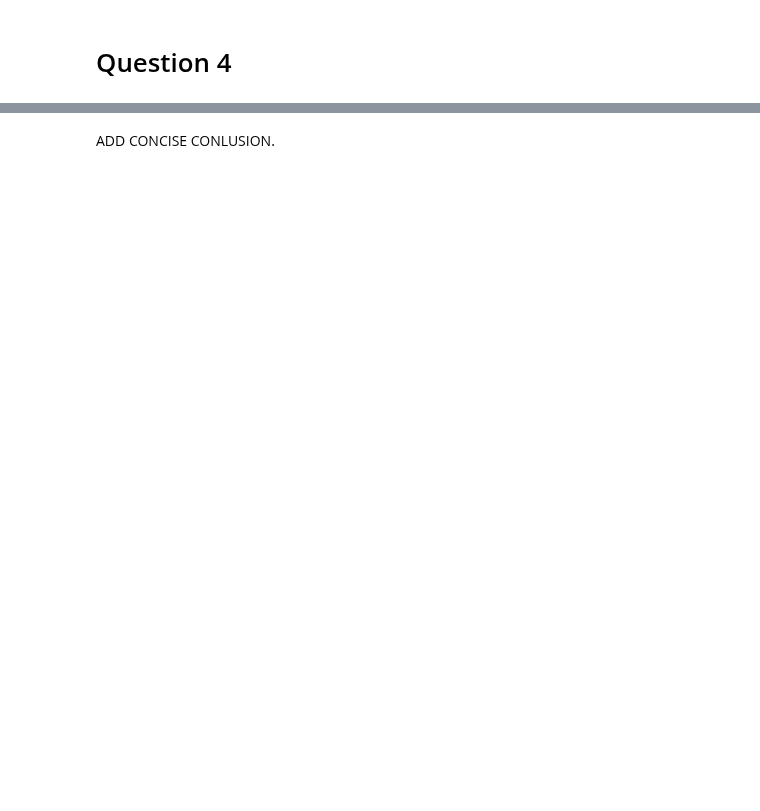
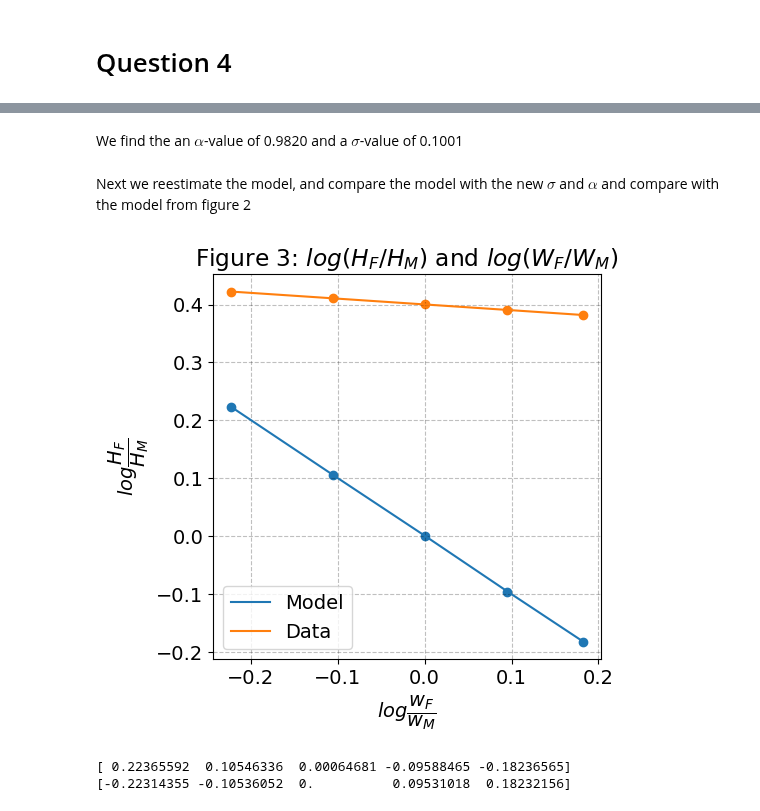
Before and after one commit to NumEconCopenhagen/projects-2023-hold-11, a Jupyter notebook: inauguralproject/inauguralproject.ipynb, the cells around one changed output, grey strips where cells are left out. Saved outputs shown, nothing was run; the diff lists cells and outputs as text; code cells hidden in the pictures; blank space fills up the shorter version.

```diff
--- a/inauguralproject/inauguralproject.ipynb
+++ b/inauguralproject/inauguralproject.ipynb
@@ -146,2 +136,35 @@ namespace(alpha=0.9820385461595648, sigma=0.09997684737826251)
-# %% [markdown]
-ADD CONCISE CONLUSION.
+# %% [markdown]
+We find the an $\alpha$-value of 0.9820 and a $\sigma$-value of 0.1001
+# %% [markdown]
+Next we reestimate the model, and compare the model with the new $\sigma$ and $\alpha$ and compare with the model from figure 2
+# %%
+model = HouseholdSpecializationModel.HouseholdSpecializationModelClass()
+model.par.sigma = 0.1001
+model.par.alpha = 0.982
+model.solve_wF_vec(discrete=False)
+
+# calculate new ratios
+y2 = np.log(model.sol.HF_vec/model.sol.HM_vec)
+x2 = np.log(model.par.wF_vec)
+
+# plot
+fig = plt.figure(figsize=(5,5))
+ax = fig.add_subplot(1,1,1)
+ax.plot(x1, y1, label = "Model")
+ax.plot(x2, y2, label = "Data")
+ax.scatter(x1, y1)
+ax.scatter(x2, y2)
+
+ax.set_title('Figure 3: $log(H_F/H_M)$ and $log(W_F/W_M)$')
+ax.set_xlabel('$log \dfrac{w_F}{w_M}$')
+ax.set_ylabel('$log \dfrac{H_F}{H_M}$')
+plt.legend()
+plt.show()
+
+
+print(y1)
+print(x1)
+# %% [output]
+[figure, added]
+[ 0.22365592  0.10546336  0.00064681 -0.09588465 -0.18236565]
+[-0.22314355 -0.10536052  0.          0.09531018  0.18232156]
```
Also changed, not shown: parts of 22 cells of this notebook, 4 other files.
